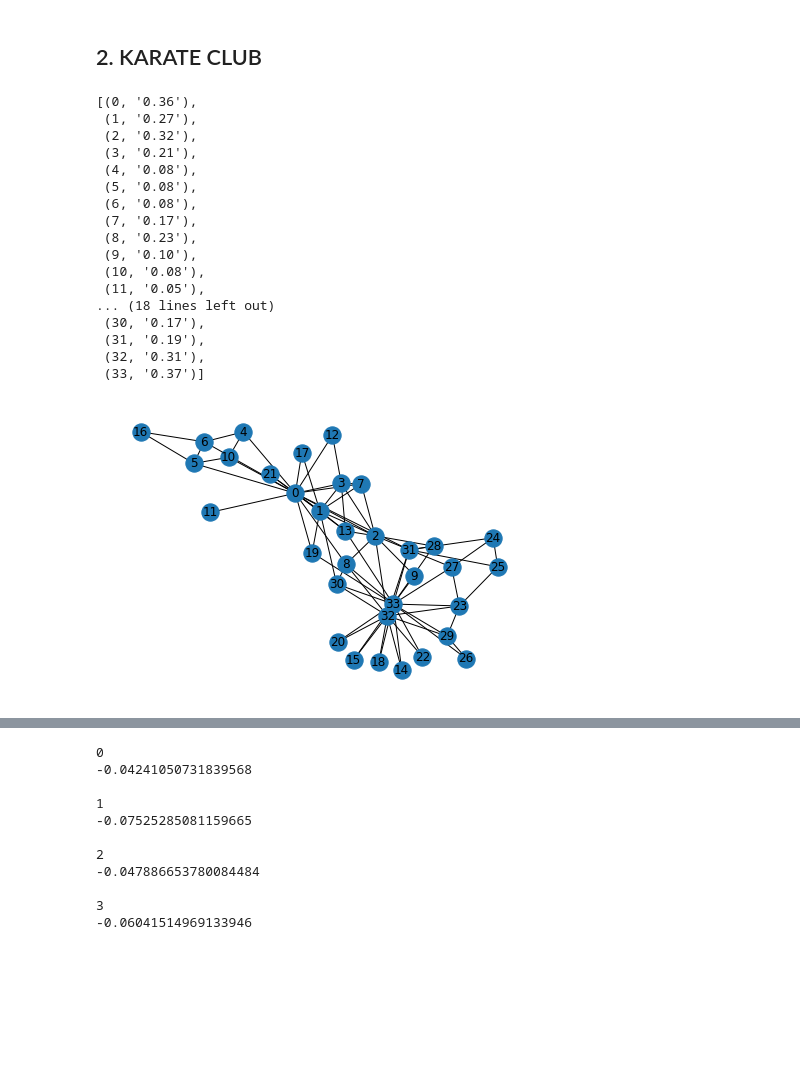
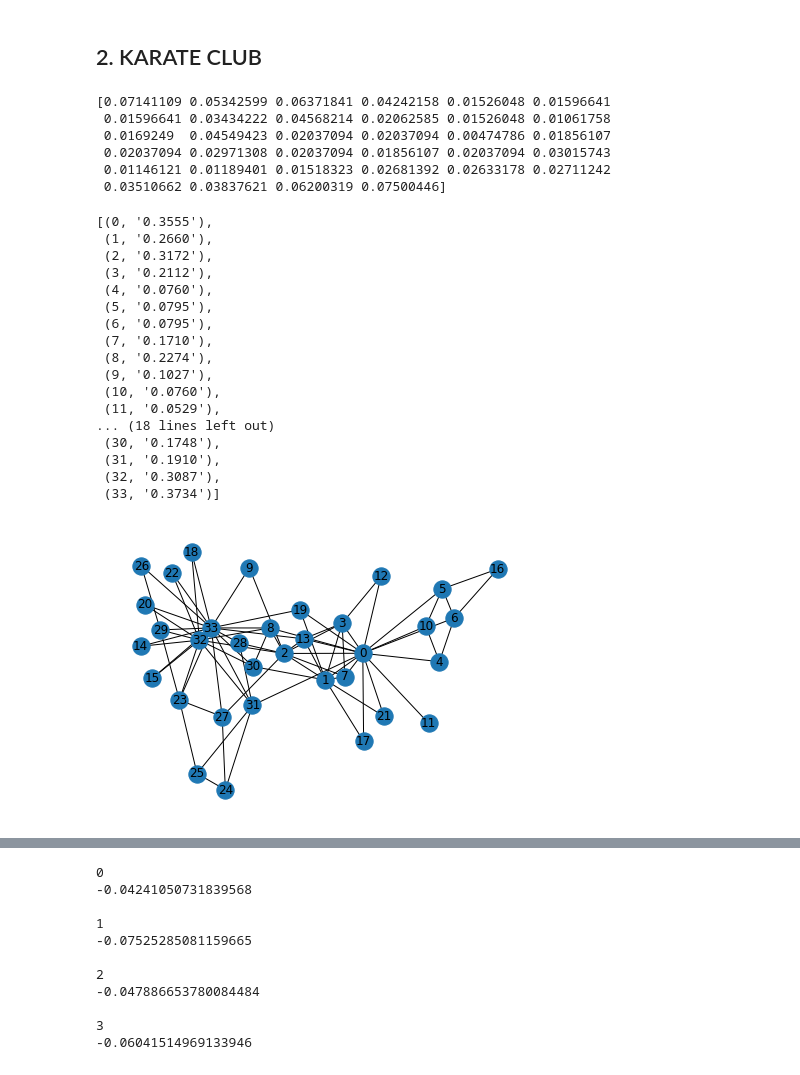
Before and after one commit to gianfrancobtl/tp2-metnum-c2-2022, a Jupyter notebook: notebooks/TP_2_autovalores_autovectores.ipynb, the cells around one changed output, grey strips where cells are left out. Drawn from its saved outputs; the diff is of its cells as text; code cells hidden in the pictures; blank space fills up the shorter version.

```diff
--- a/notebooks/TP_2_autovalores_autovectores.ipynb
+++ b/notebooks/TP_2_autovalores_autovectores.ipynb
@@ -70,32 +70,42 @@ conectividad = np_avec_l[9]
 # %%
 # CENTRALIDAD
 centrality = nx.eigenvector_centrality(A_nx)
 
+cen_vec = np.fromiter(centrality.values(), dtype=float)
+
+sum = 0
+for i in range (len(cen_vec)):
+    sum += cen_vec[i]
+for i in range (len(cen_vec)):
+    cen_vec[i] /= sum
+print(cen_vec)
+
 # GRAFO DE A
 nx.draw(A_nx, with_labels=True)
 
-lista = []
-for i in range(0, len(centrality)):
-    lista.append(centrality[i])
-autovec_centralidad = np.asarray(lista)
-
-sorted((v, f"{c:0.2f}") for v, c in centrality.items())
+sorted((v, f"{c:0.4f}") for v, c in centrality.items())
 # %% [output]
-[(0, '0.36'),
- (1, '0.27'),
- (2, '0.32'),
- (3, '0.21'),
- (4, '0.08'),
- (5, '0.08'),
- (6, '0.08'),
- (7, '0.17'),
- (8, '0.23'),
- (9, '0.10'),
- (10, '0.08'),
- (11, '0.05'),
-... (18 lines left out)
- (30, '0.17'),
- (31, '0.19'),
- (32, '0.31'),
- (33, '0.37')]
+[0.07141109 0.05342599 0.06371841 0.04242158 0.01526048 0.01596641
+ 0.01596641 0.03434222 0.04568214 0.02062585 0.01526048 0.01061758
+ 0.0169249  0.04549423 0.02037094 0.02037094 0.00474786 0.01856107
+ 0.02037094 0.02971308 0.02037094 0.01856107 0.02037094 0.03015743
+ 0.01146121 0.01189401 0.01518323 0.02681392 0.02633178 0.02711242
+ 0.03510662 0.03837621 0.06200319 0.07500446]
+[(0, '0.3555'),
+ (1, '0.2660'),
+ (2, '0.3172'),
+ (3, '0.2112'),
+ (4, '0.0760'),
+ (5, '0.0795'),
+ (6, '0.0795'),
+ (7, '0.1710'),
+ (8, '0.2274'),
+ (9, '0.1027'),
+ (10, '0.0760'),
+ (11, '0.0529'),
+... (18 lines left out)
+ (30, '0.1748'),
+ (31, '0.1910'),
+ (32, '0.3087'),
+ (33, '0.3734')]
-[figure, old version]
+[figure, new version]
```
Also changed, not shown: parts of 1 cell of this notebook.
